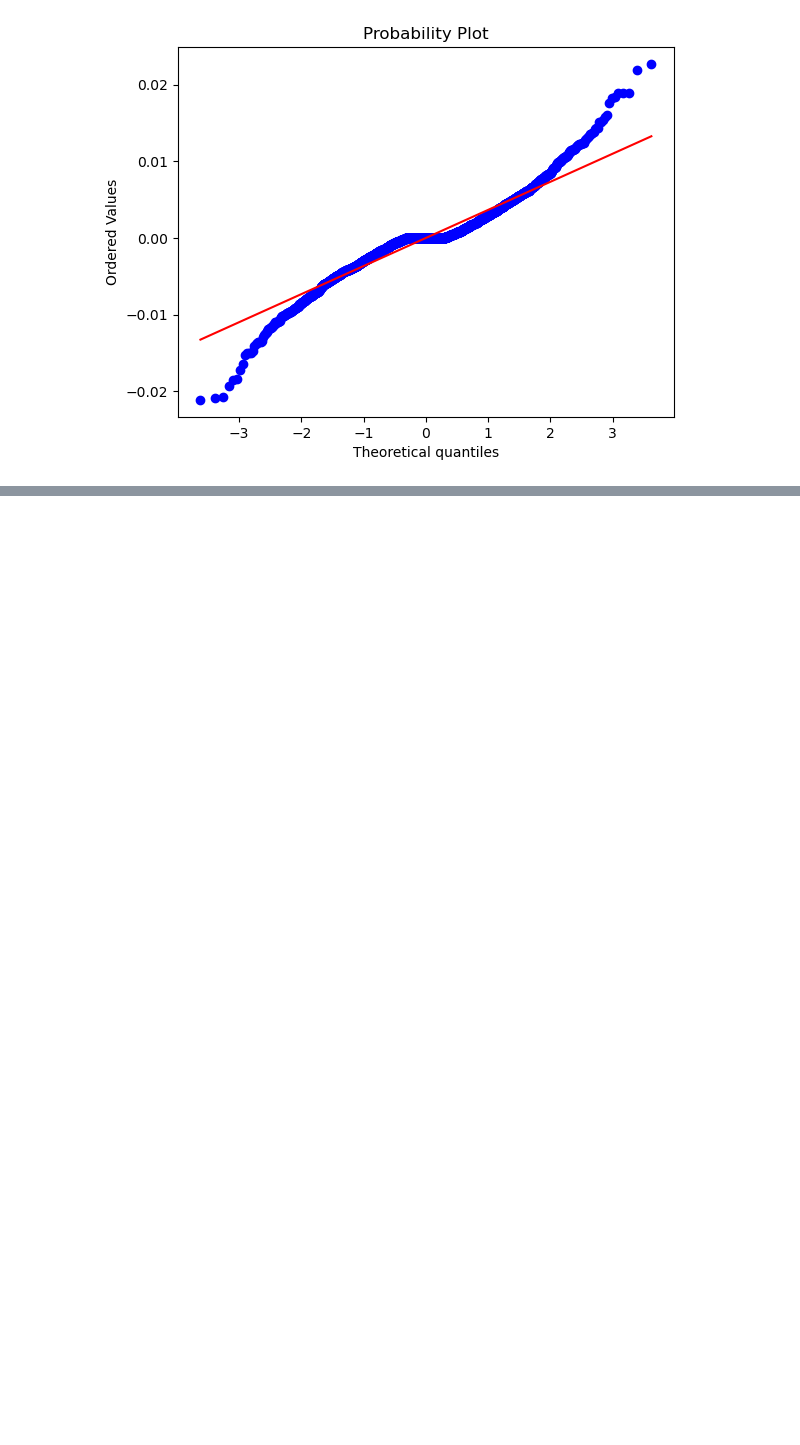
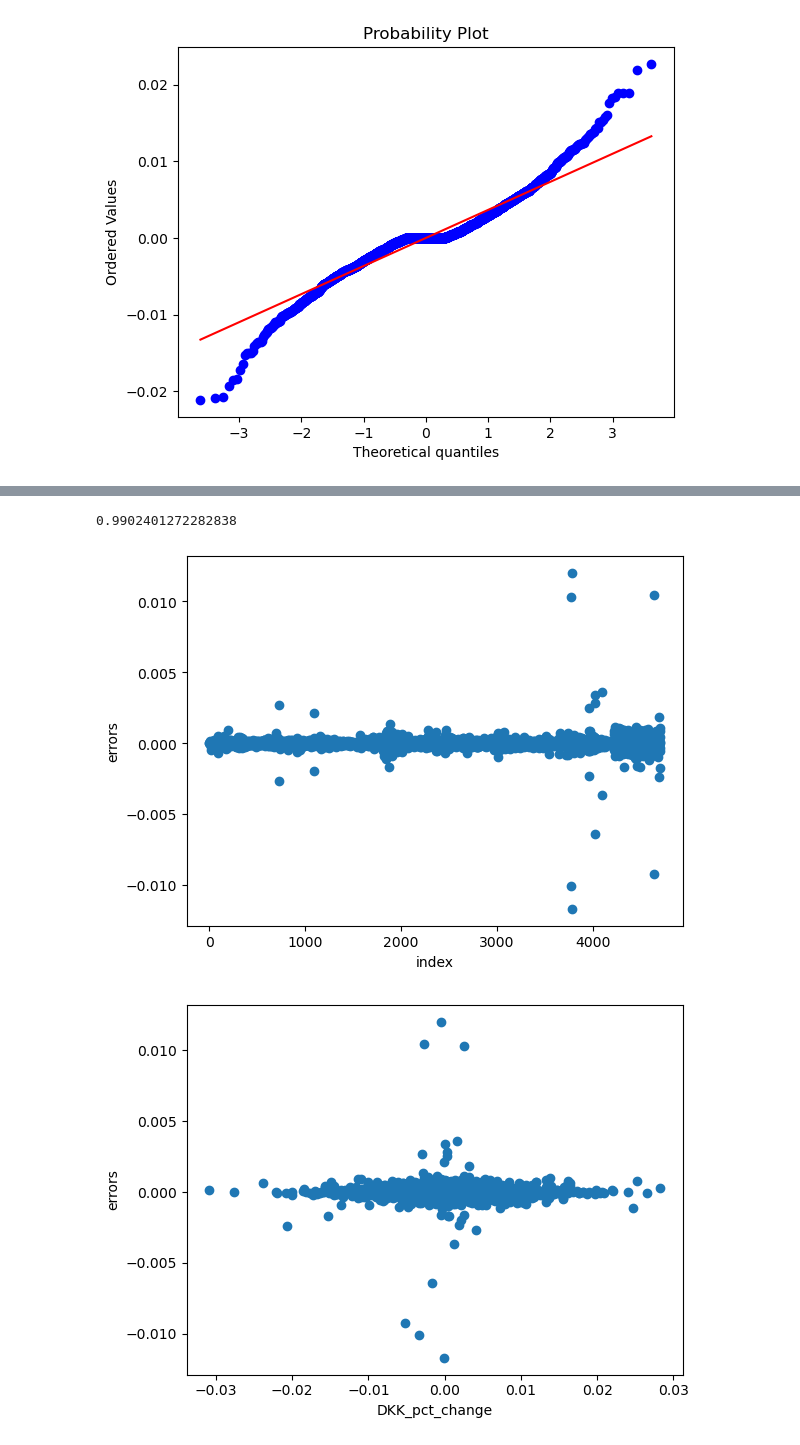
Before and after one commit to pogrebitskiy/Forex_Project, a Jupyter notebook: ML.ipynb, the cells around one changed output, grey strips where cells are left out. Drawn from its saved outputs; the diff is of its cells as text; code cells hidden in the pictures; blank space fills up the shorter version.

```diff
--- a/ML.ipynb
+++ b/ML.ipynb
@@ -370,0 +402,11 @@ show_fit(x, y, slope, intercept)
+# %%
+# Now looking at the DKK and the EUR
+r2_scoring(pct_df, 'DKK_pct_change', 'EUR_pct_change', 10)
+# %% [output]
+0.9902401272282838
+# %%
+# Now testing DKK and EUR data on 3 tests to see if it is random and possible to use a regression on
+x, y, slope, intercept = randomness_test(pct_df, 'DKK_pct_change', 'EUR_pct_change')
+# %% [output]
+[figure, added]
+[figure, added]
```
Also changed, not shown: parts of 17 cells of this notebook.
